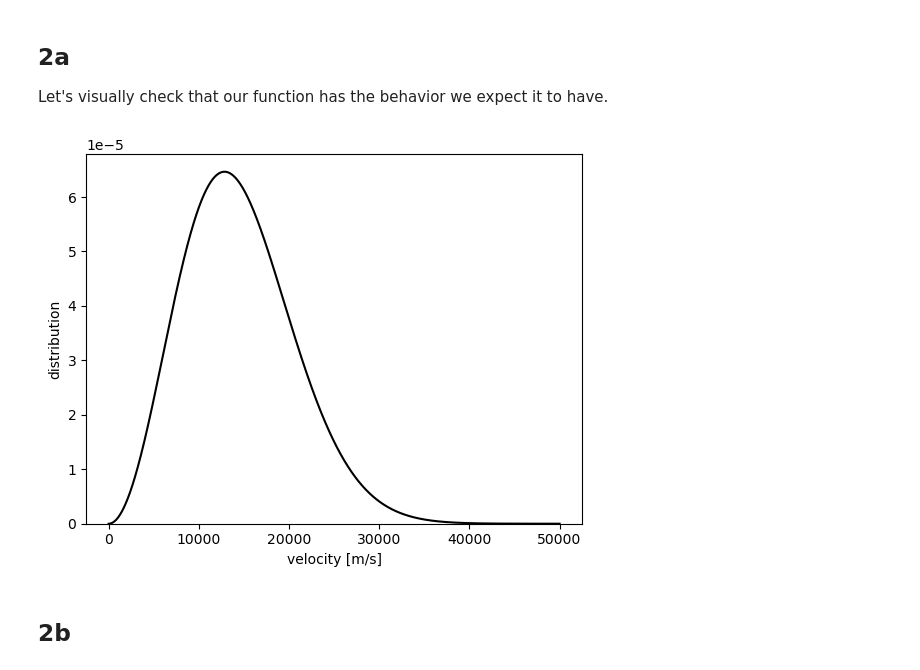
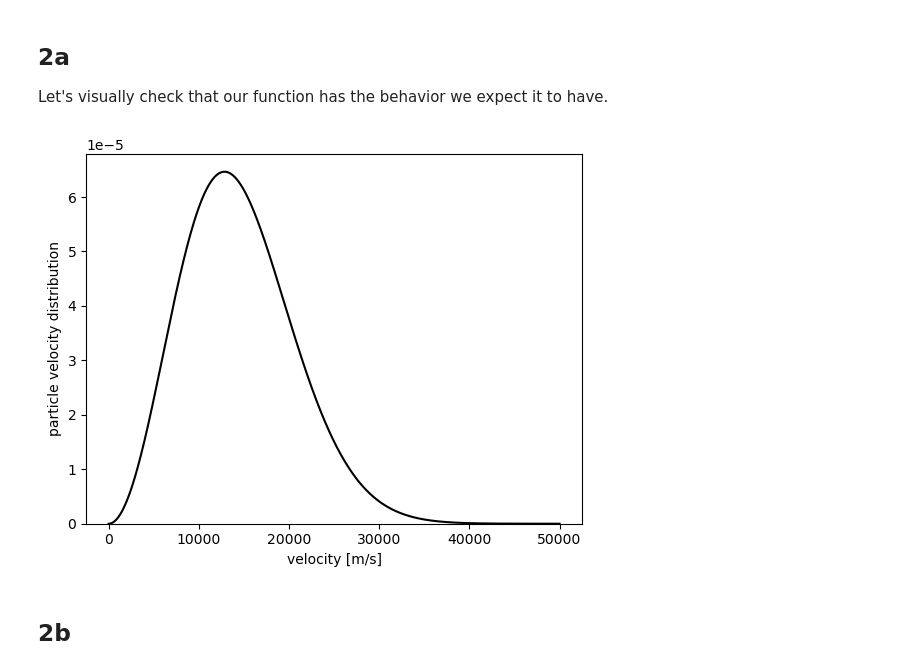
Before and after one commit to gilgarcia-01/ASTR5900, a Jupyter notebook: hw/hw3/ggarcia_hw3_numerical_integration.ipynb, the cells around one changed output. Saved outputs shown, nothing was run; the diff lists cells and outputs as text; code cells hidden in the pictures.

```diff
--- a/hw/hw3/ggarcia_hw3_numerical_integration.ipynb
+++ b/hw/hw3/ggarcia_hw3_numerical_integration.ipynb
@@ -459,16 +460,16 @@ Let's visually check that our function has the behavior we expect it to have.
 # %%
 #construct our velocity range from 1 to 50,000 m/s with 5,000 points
 velocity_arr = np.linspace(1,50_000,5_000)
 #feed the array to our MB function
 velocity_distribution = maxwell_boltzmann(velocity_arr,0)
 #plot them against each other
 plt.plot(velocity_arr,velocity_distribution,color='k')
-plt.ylabel('distribution')
+plt.ylabel('particle velocity distribution')
 plt.xlabel('velocity [m/s]')
 plt.ylim(0)
 plt.show()
 # %% [output]
-[figure, old version]
+[figure, new version]
 # %% [markdown]
 ## 2b
 # %% [markdown]
```
Also changed, not shown: parts of 3 cells of this notebook.
